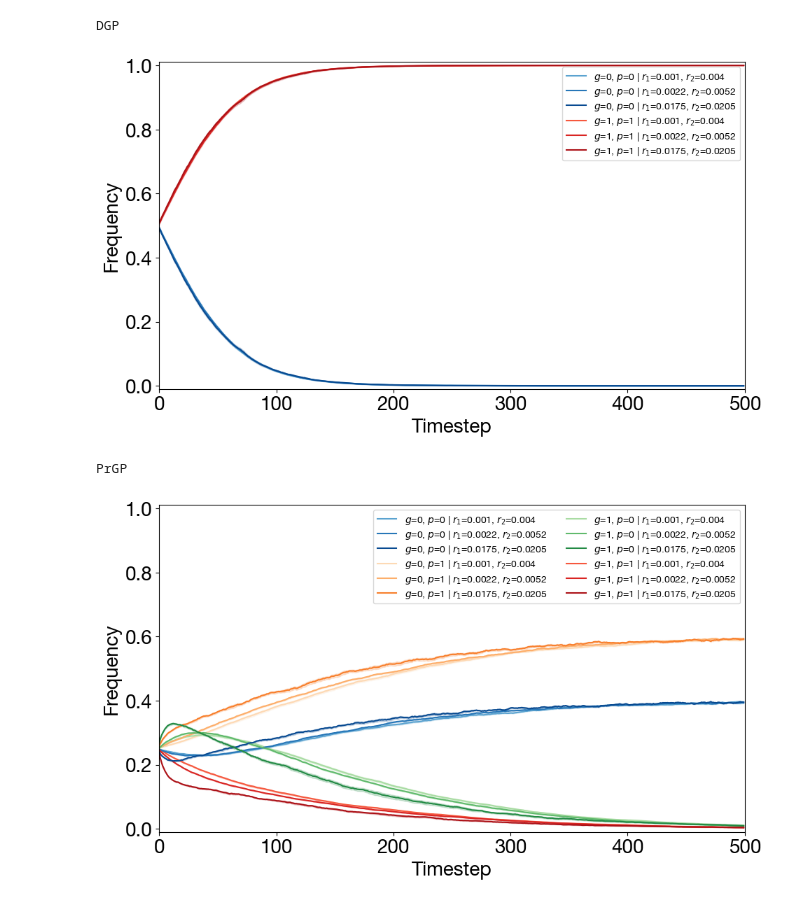
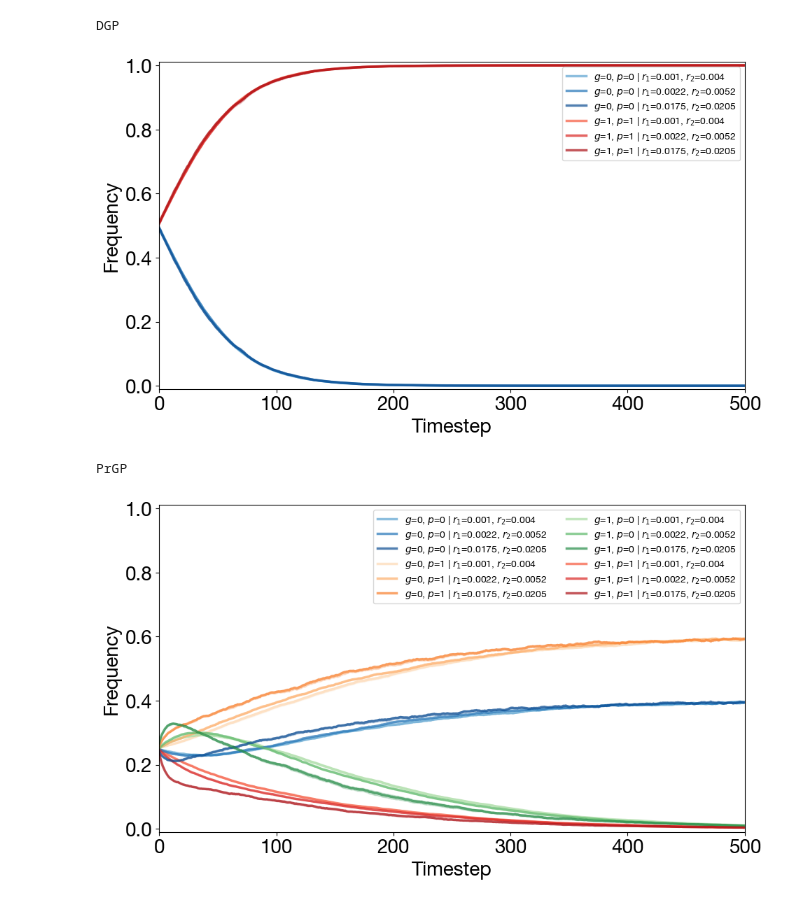
Before and after one commit to vastcollab/ProPGen, a Jupyter notebook: plots/absfit.ipynb, the cells around one changed output. Saved outputs shown, nothing was run; the diff lists cells and outputs as text; code cells hidden in the pictures.

Commit message:
update bridge plots

```diff
--- a/plots/absfit.ipynb
+++ b/plots/absfit.ipynb
@@ -112,7 +112,7 @@ def plot_trajectories_grouped(avg_dict, sem_dict, nodes="all", savepath=None):
             shade_vals = np.linspace(lo, hi, n_pairs)
             color = cmap(shade_vals[shade_idx])
             label = f'$g$={g}, $p$={p} | $r_1$={r1}, $r_2$={r2}'
-            line, = plt.plot(timesteps, mean_traj[g,p], color=color)
+            line, = plt.plot(timesteps, mean_traj[g,p], color=color, linewidth=2.5, alpha=0.7)
             plt.fill_between(timesteps,
                              mean_traj[g,p] - sem_traj[g,p],
                              mean_traj[g,p] + sem_traj[g,p],
@@ -140,17 +140,17 @@ def plot_trajectories_grouped(avg_dict, sem_dict, nodes="all", savepath=None):
 # %%
 # DGP
 print('DGP')
 dgp_files = collect_files("/Users/asapp/Documents/VAST/sim_results/absfit/dgp")
 dgp_avg, dgp_sem = compute_average_and_sem(dgp_files)
-plot_trajectories_grouped(dgp_avg, dgp_sem, nodes=[(0,0),(1,1)])
+plot_trajectories_grouped(dgp_avg, dgp_sem, nodes=[(0,0),(1,1)], savepath='/Users/asapp/Documents/VAST/r4_figs/dgp_absfit.pdf')
 
 # PRGP
 print('PrGP')
 prgp_files = collect_files("/Users/asapp/Documents/VAST/sim_results/absfit/prgp")
 prgp_avg, prgp_sem = compute_average_and_sem(prgp_files)
-plot_trajectories_grouped(prgp_avg, prgp_sem, nodes="all")
+plot_trajectories_grouped(prgp_avg, prgp_sem, nodes="all", savepath='/Users/asapp/Documents/VAST/r4_figs/prgp_absfit.pdf')
 # %% [output]
 DGP
-[figure, old version]
+[figure, new version]
 PrGP
 [figure]
```
Also changed, not shown: 1 other file.
